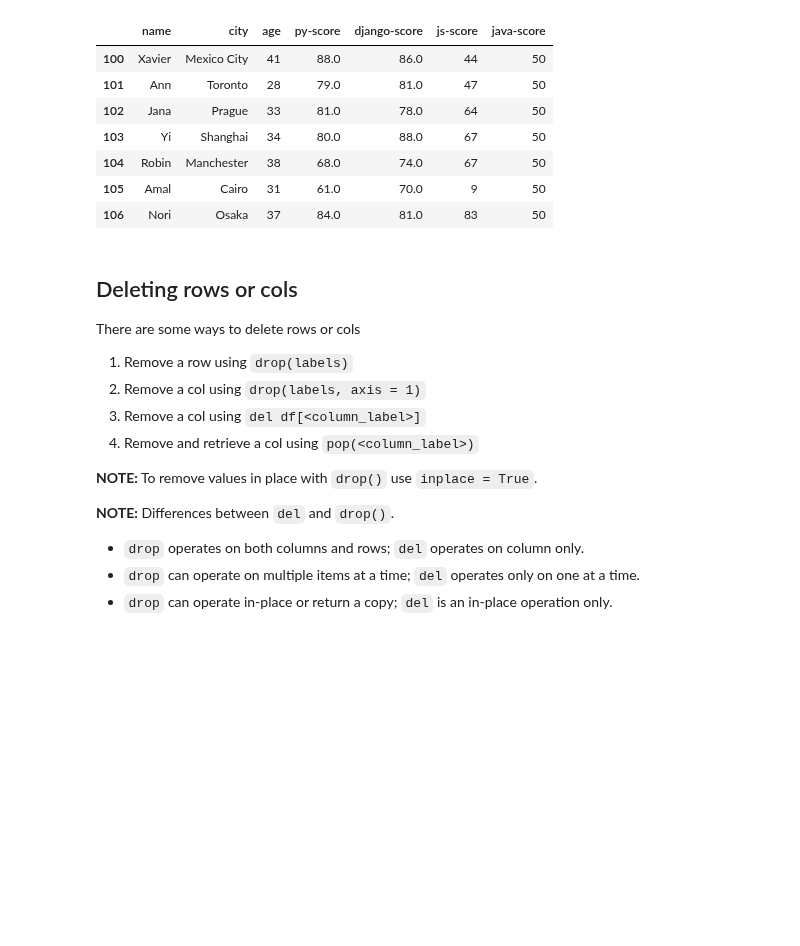
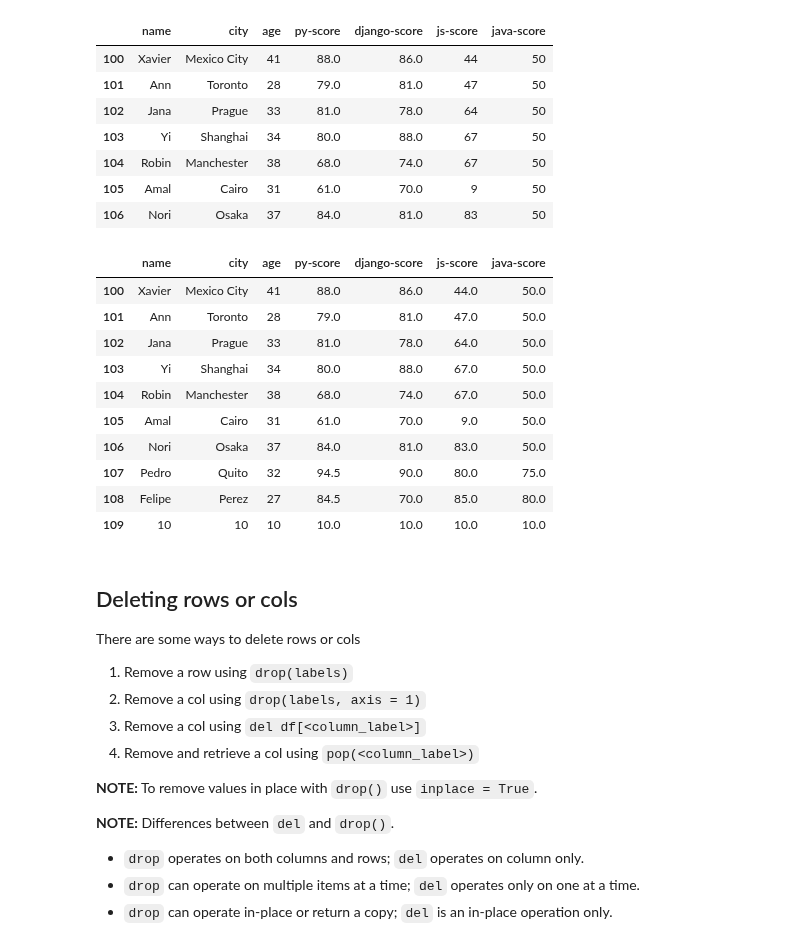
Before and after one commit to ZosoV/pandas_review, a Jupyter notebook: 004_inserting_deleting_sorting.ipynb, the cells around one changed output. Drawn from its saved outputs; the diff is of its cells as text; code cells hidden in the pictures; blank space fills up the shorter version.

```diff
--- a/004_inserting_deleting_sorting.ipynb
+++ b/004_inserting_deleting_sorting.ipynb
@@ -103,6 +107,25 @@ df
 | 104 | Robin | Manchester | 38 | 68.0 | 74.0 | 67 | 50 |
 | 105 | Amal | Cairo | 31 | 61.0 | 70.0 | 9 | 50 |
 | 106 | Nori | Osaka | 37 | 84.0 | 81.0 | 83 | 50 |
+# %%
+# 3. Inserting new row using accessors
+df.loc[107] = pd.Series(["Pedro", "Quito", 32, 94.5, 90.0, 80.0, 75.0],
+                    index=df.columns)
+df.loc[108] = ["Felipe", "Perez", 27, 84.5, 70.0, 85.0, 80.0]
+df.loc[109] = 10
+df
+# %% [output]
+|  | name | city | age | py-score | django-score | js-score | java-score |
+| 100 | Xavier | Mexico City | 41 | 88.0 | 86.0 | 44.0 | 50.0 |
+| 101 | Ann | Toronto | 28 | 79.0 | 81.0 | 47.0 | 50.0 |
+| 102 | Jana | Prague | 33 | 81.0 | 78.0 | 64.0 | 50.0 |
+| 103 | Yi | Shanghai | 34 | 80.0 | 88.0 | 67.0 | 50.0 |
+| 104 | Robin | Manchester | 38 | 68.0 | 74.0 | 67.0 | 50.0 |
+| 105 | Amal | Cairo | 31 | 61.0 | 70.0 | 9.0 | 50.0 |
+| 106 | Nori | Osaka | 37 | 84.0 | 81.0 | 83.0 | 50.0 |
+| 107 | Pedro | Quito | 32 | 94.5 | 90.0 | 80.0 | 75.0 |
+| 108 | Felipe | Perez | 27 | 84.5 | 70.0 | 85.0 | 80.0 |
+| 109 | 10 | 10 | 10 | 10.0 | 10.0 | 10.0 | 10.0 |
 # %% [markdown]
 ## Deleting rows or cols
 
```
Also changed, not shown: parts of 7 cells of this notebook, 8 other files.
